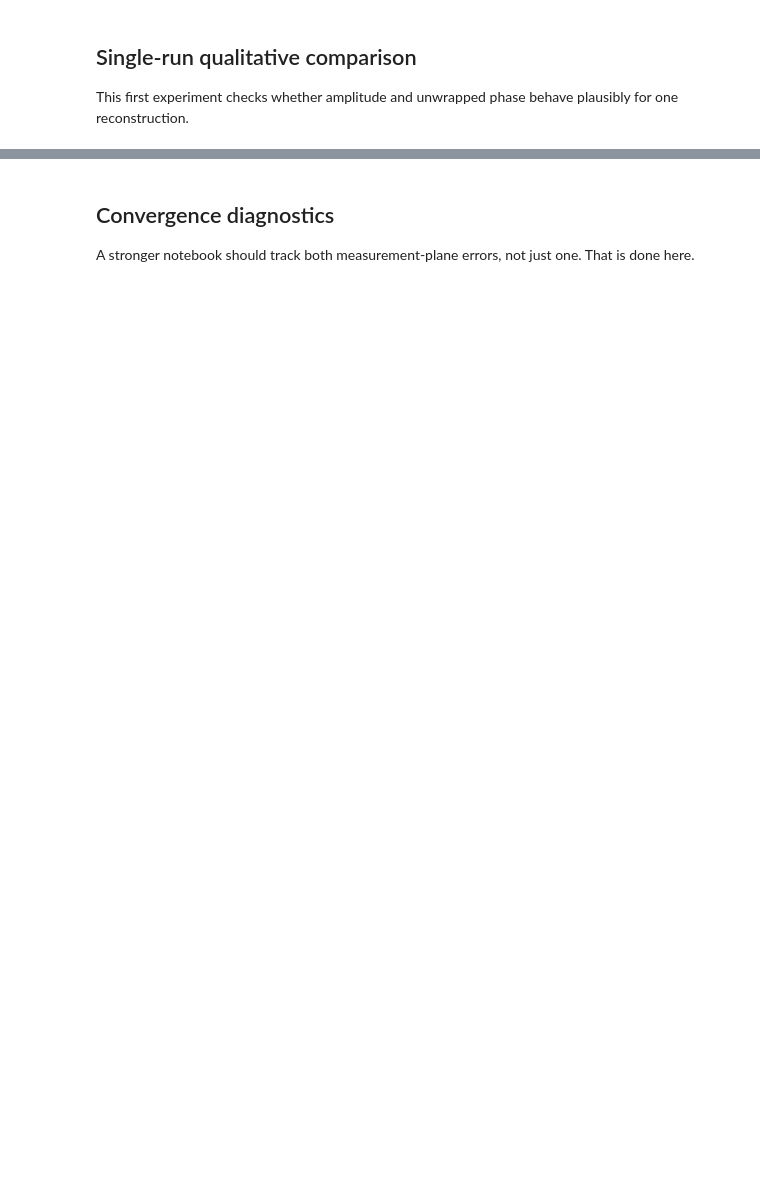
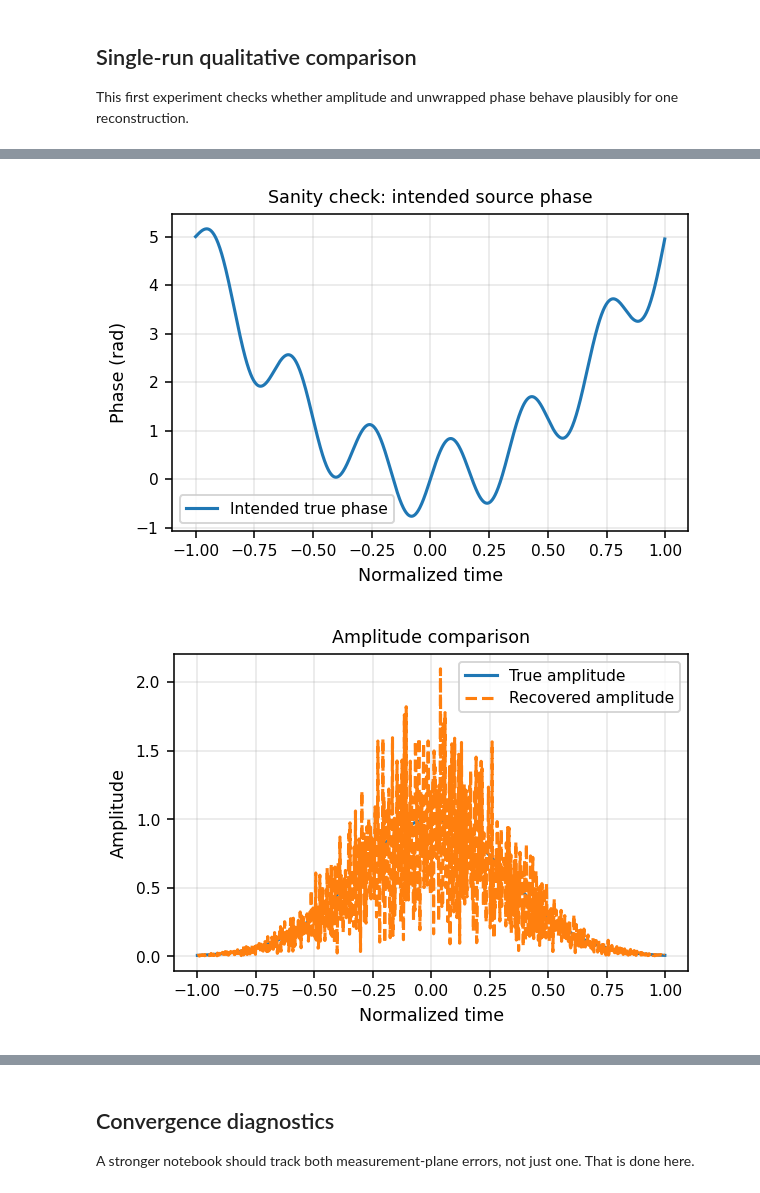
Before and after one commit to ColinsCoding/Dispersion-Assisted-GS-Phase-Recovery, a Jupyter notebook: final_phase_retrieval_clean_cited.ipynb, the cells around one changed output, grey strips where cells are left out. Drawn from its saved outputs; the diff is of its cells as text; code cells hidden in the pictures; blank space fills up the shorter version.

```diff
--- a/final_phase_retrieval_clean_cited.ipynb
+++ b/final_phase_retrieval_clean_cited.ipynb
@@ -159,0 +174,52 @@ plt.show()
+# %%
+fig, ax = plt.subplots()
+ax.plot(t, phase_true, label="Intended true phase")
+ax.set_xlabel("Normalized time")
+ax.set_ylabel("Phase (rad)")
+ax.set_title("Sanity check: intended source phase")
+ax.legend()
+plt.tight_layout()
+plt.show()
+
+fig, ax = plt.subplots()
+ax.plot(t, np.abs(field_true), label="True amplitude")
+ax.plot(t, np.abs(field_rec), "--", label="Recovered amplitude")
+ax.set_xlabel("Normalized time")
+ax.set_ylabel("Amplitude")
+ax.set_title("Amplitude comparison")
+ax.legend()
+plt.tight_layout()
+plt.show()
+
+fig, ax = plt.subplots()
+ax.plot(t, phase_true_wrapped, label="True wrapped phase")
+ax.plot(t, phase_rec_wrapped, "--", label="Recovered wrapped phase")
+ax.set_xlabel("Normalized time")
+ax.set_ylabel("Phase (rad)")
+ax.set_title("Wrapped phase comparison")
+ax.legend()
+plt.tight_layout()
+plt.show()
+
+fig, ax = plt.subplots()
+ax.plot(t, phase_true_unwrapped, label="True unwrapped phase")
+ax.plot(t, phase_rec_unwrapped, "--", label="Recovered unwrapped phase")
+ax.set_xlabel("Normalized time")
+ax.set_ylabel("Phase (rad)")
+ax.set_title("Unwrapped phase comparison")
+ax.legend()
+plt.tight_layout()
+plt.show()
+
+fig, ax = plt.subplots()
+ax.plot(t, phase_true_detrended, label="True detrended phase")
+ax.plot(t, phase_rec_detrended, "--", label="Recovered detrended phase")
+ax.set_xlabel("Normalized time")
+ax.set_ylabel("Phase (rad)")
+ax.set_title("Detrended phase comparison")
+ax.legend()
+plt.tight_layout()
+plt.show()
+# %% [output]
+[figure, added]
+[figure, added]
```
Also changed, not shown: parts of 11 cells of this notebook.
